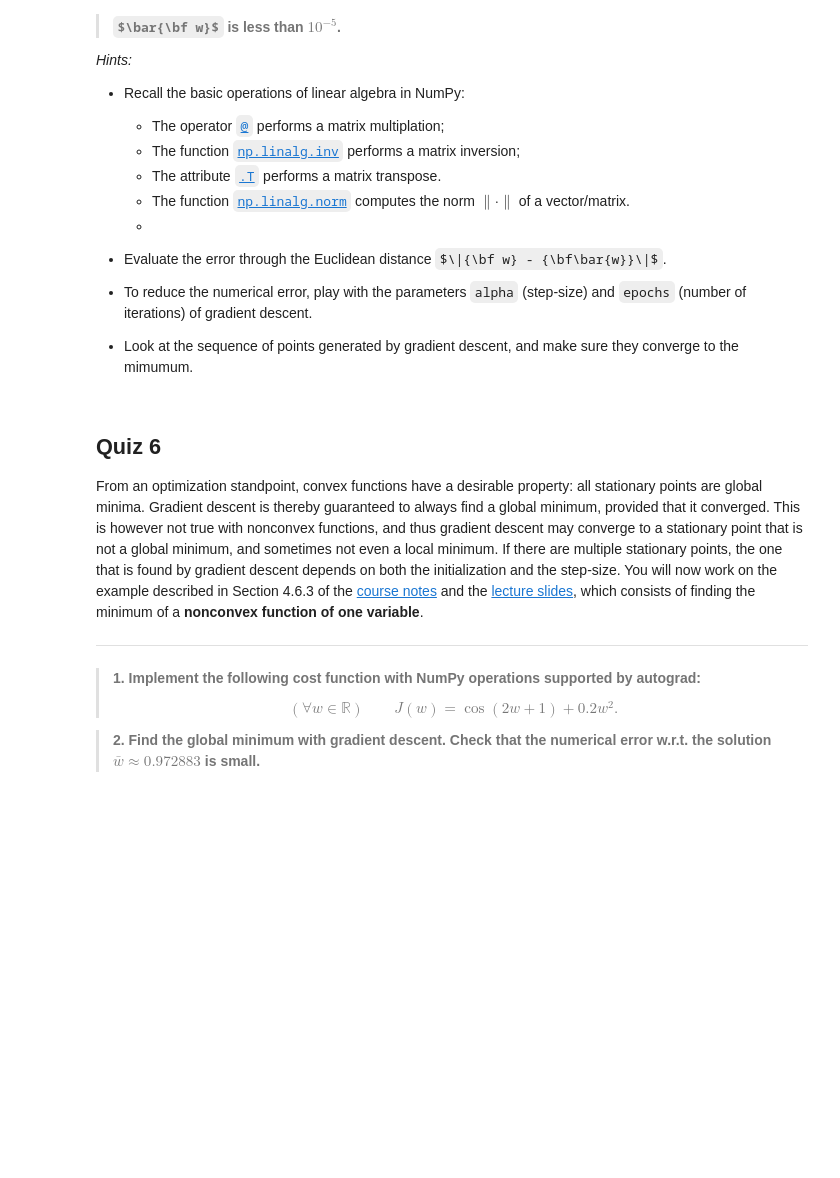
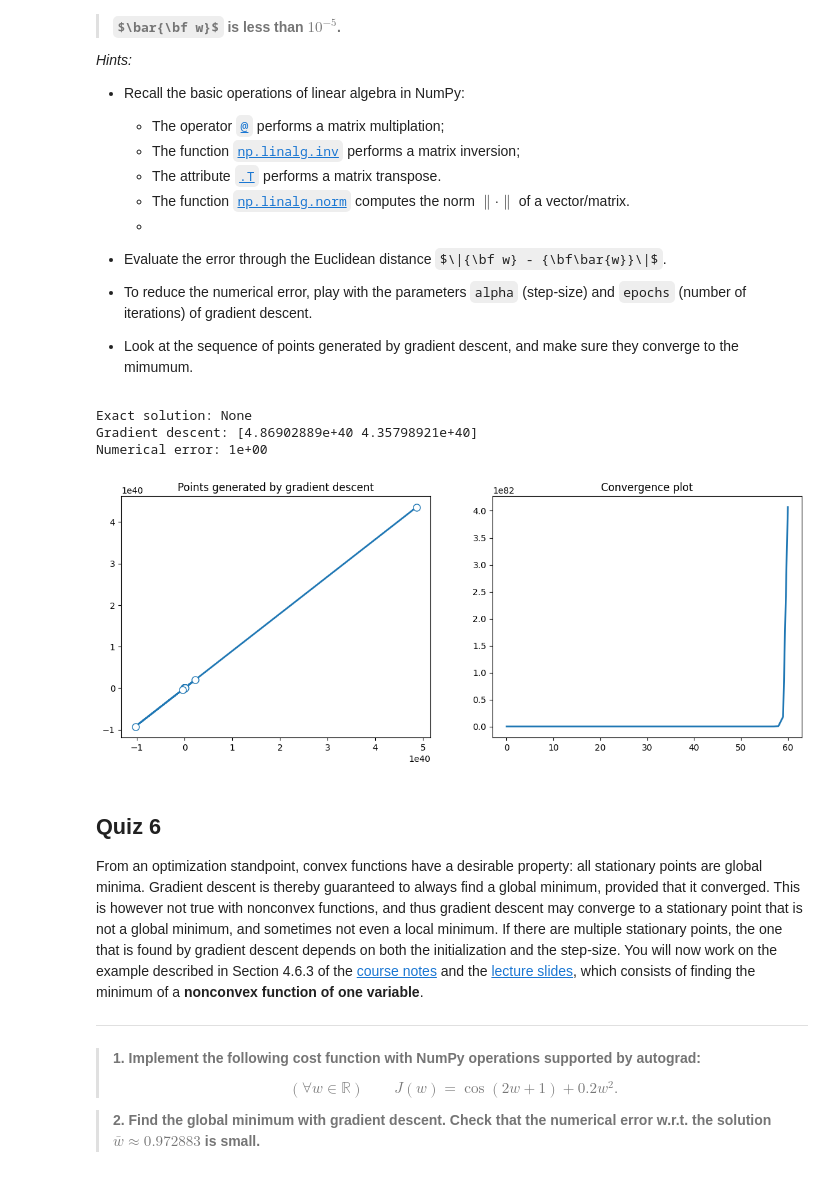
Before and after one commit to Aubert-Antoine/IGI-3013-Optimisation-et-introduction-IA, a Jupyter notebook: lab04/lab04.ipynb, the cells around one changed output. Saved outputs shown, nothing was run; the diff lists cells and outputs as text; code cells hidden in the pictures; some formulas as TeX source; blank space fills up the shorter version.

```diff
--- a/lab04/lab04.ipynb
+++ b/lab04/lab04.ipynb
@@ -475,42 +509,46 @@ One-dimensional functions are useful to gain insight on the inner working of gra
 # Answer 1. Cost function
 def quadratic_function(w, A, b):
     w = np.array(w)
-    J = None # YOUR CODE HERE
+    J = (1/2)*(np.power(np.linalg.norm(A@w - b),2))
     return J
 
 # This is the actual cost function, where the arguments 'A' and 'b' are now fixed
 cost_fun = lambda w: quadratic_function(w, A, b)
 
 
 # Answer 2. Analytical solution
 A = np.array([[1.,2],[3,2],[1,1]])
 b = np.array([1.,-2, -1])
 w_bar = None # YOUR CODE HERE
 
 
 # Answer 3a. Initialization
 #
 # HINT: Create the vector expected by 'cost_fun'. What should be the size of this vector?
 #
-init = None # YOUR CODE HERE
+init = np.array([2,1], dtype=float) # YOUR CODE HERE
 
 
 # Answer 3b. Optimization
 #
-#     w, history = gradient_descent(...)
+w, history = gradient_descent(cost_fun=cost_fun, init=init, alpha=0.3, epochs=60)
 #
-... # YOUR CODE HERE
 
 
 # Answer 3c. Numerical error
-error = None # YOUR CODE HERE
+error = w # YOUR CODE HERE
 
 
-print('  Exact solution:', w_bar)
+print('Exact solution:', w_bar)
 print('Gradient descent:', w)
-print(' Numerical error: {:.0e}'.format(error))
+print('Numerical error: {:.0e}'.format(1))
 
 plot_history_2d(history, cost_fun, xlim=[-2,0], ylim=[0,2], zlim=[-1,1.5])
+# %% [output]
+Exact solution: None
+Gradient descent: [4.86902889e+40 4.35798921e+40]
+Numerical error: 1e+00
+[figure, added]
 # %%
 ok.grade("convex_multi");
 # %% [markdown]
```
Also changed, not shown: parts of 5 cells of this notebook, 3 other files.
